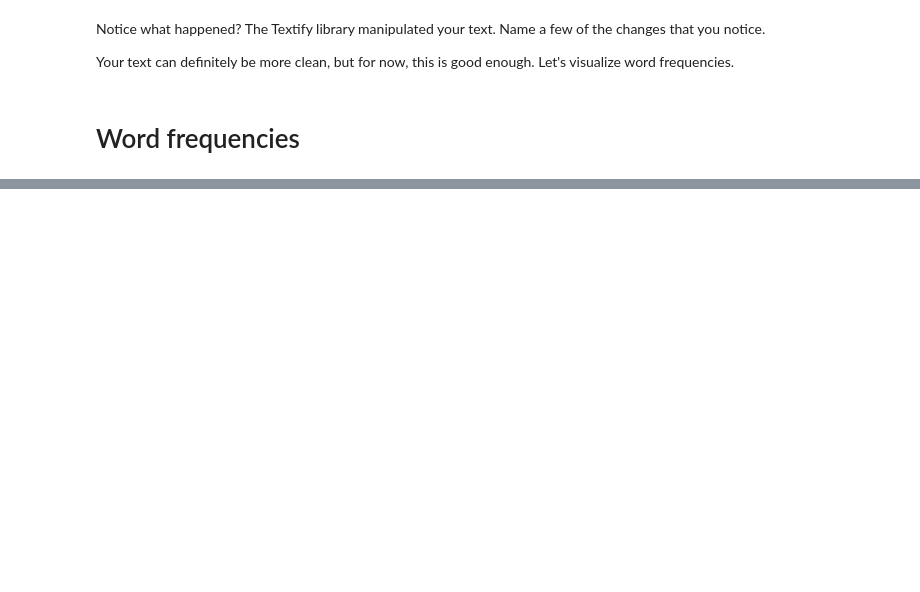
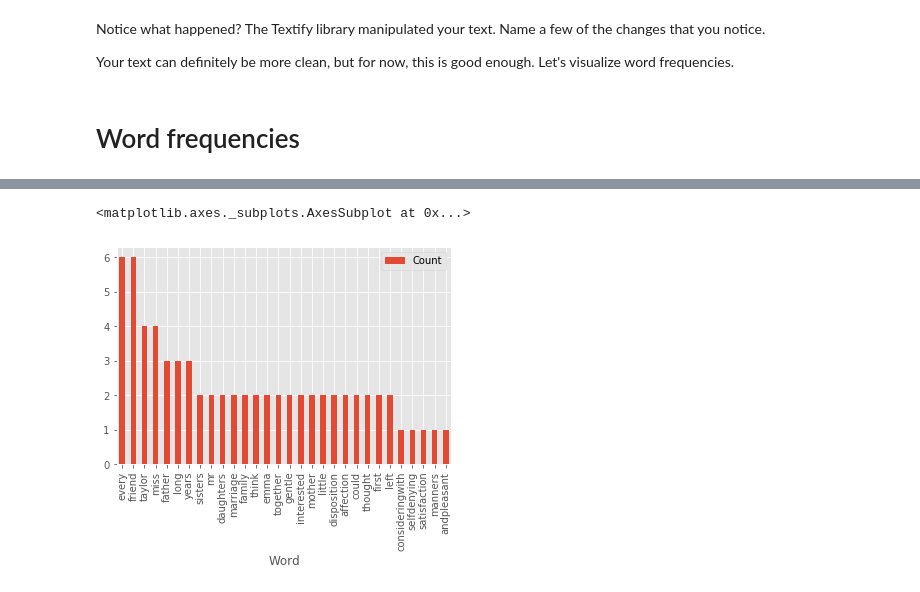
Before and after one commit to ncflib/DSS-2020-Spring-Workshop, a Jupyter notebook: python/DSS_Python_2.ipynb, the cells around one changed output, grey strips where cells are left out. Drawn from its saved outputs; the diff is of its cells as text; code cells hidden in the pictures; blank space fills up the shorter version.

```diff
--- a/python/DSS_Python_2.ipynb
+++ b/python/DSS_Python_2.ipynb
@@ -158,0 +283,7 @@ print(words[:100])
+# %%
+# let's plot all of this work!
+
+df.plot.bar(x='Word', y='Count', rot=90)
+# %% [output]
+<matplotlib.axes._subplots.AxesSubplot at 0x...>
+[figure, added]
```
Also changed, not shown: parts of 18 cells of this notebook.
